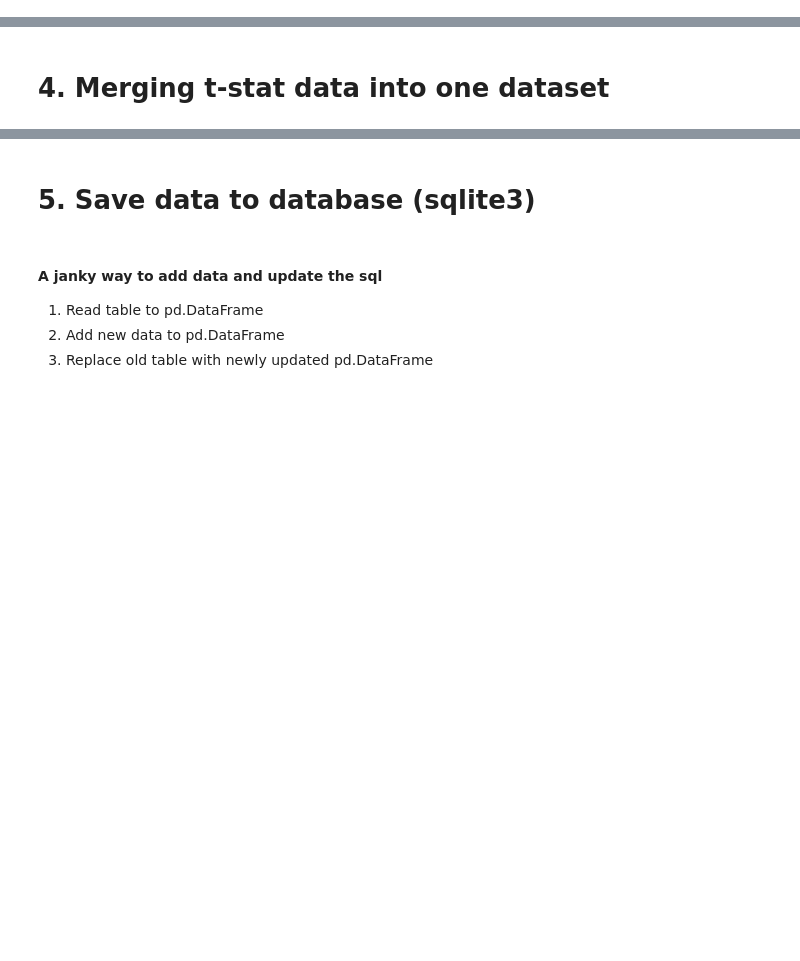
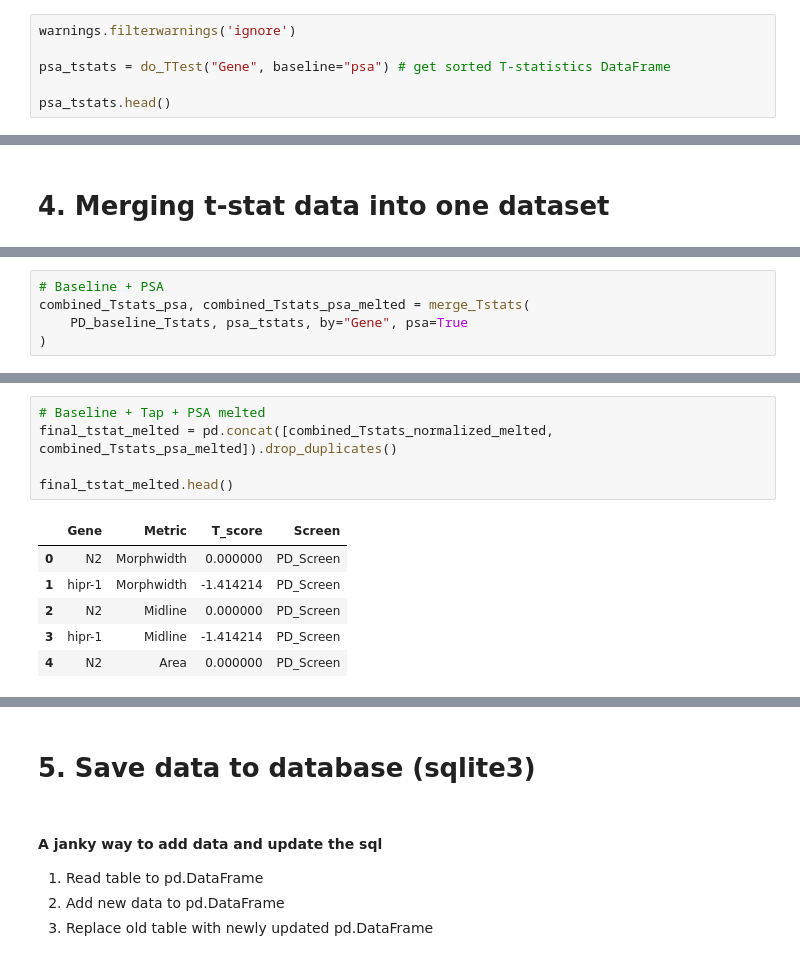
Before and after one commit to JosephLiangUBC/MWT_Dashboard, a Jupyter notebook: Step4_data_processing_for_db.ipynb, the cells around one changed output, grey strips where cells are left out. Drawn from its saved outputs; the diff is of its cells as text; blank space fills up the shorter version.

```diff
--- a/Step4_data_processing_for_db.ipynb
+++ b/Step4_data_processing_for_db.ipynb
@@ -739,0 +983,6 @@ PD_habituation_Tstats
+# %%
+warnings.filterwarnings('ignore')
+
+psa_tstats = do_TTest("Gene", baseline="psa") # get sorted T-statistics DataFrame
+
+psa_tstats.head()
@@ -879,0 +1144,5 @@ combined_Tstats_normalized_melted.head()
+# %%
+# Baseline + PSA
+combined_Tstats_psa, combined_Tstats_psa_melted = merge_Tstats(
+    PD_baseline_Tstats, psa_tstats, by="Gene", psa=True
+)
@@ -880,2 +1159,14 @@ combined_Tstats_normalized_melted.head()
+# %%
+# Baseline + Tap + PSA melted
+final_tstat_melted = pd.concat([combined_Tstats_normalized_melted, combined_Tstats_psa_melted]).drop_duplicates()
+
+final_tstat_melted.head()
+# %% [output]
+|  | Gene | Metric | T_score | Screen |
+| 0 | N2 | Morphwidth | 0.000000 | PD_Screen |
+| 1 | hipr-1 | Morphwidth | -1.414214 | PD_Screen |
+| 2 | N2 | Midline | 0.000000 | PD_Screen |
+| 3 | hipr-1 | Midline | -1.414214 | PD_Screen |
+| 4 | N2 | Area | 0.000000 | PD_Screen |
 # %% [markdown]
 ## 4.2 Allele level
```
Also changed, not shown: parts of 46 cells of this notebook.
